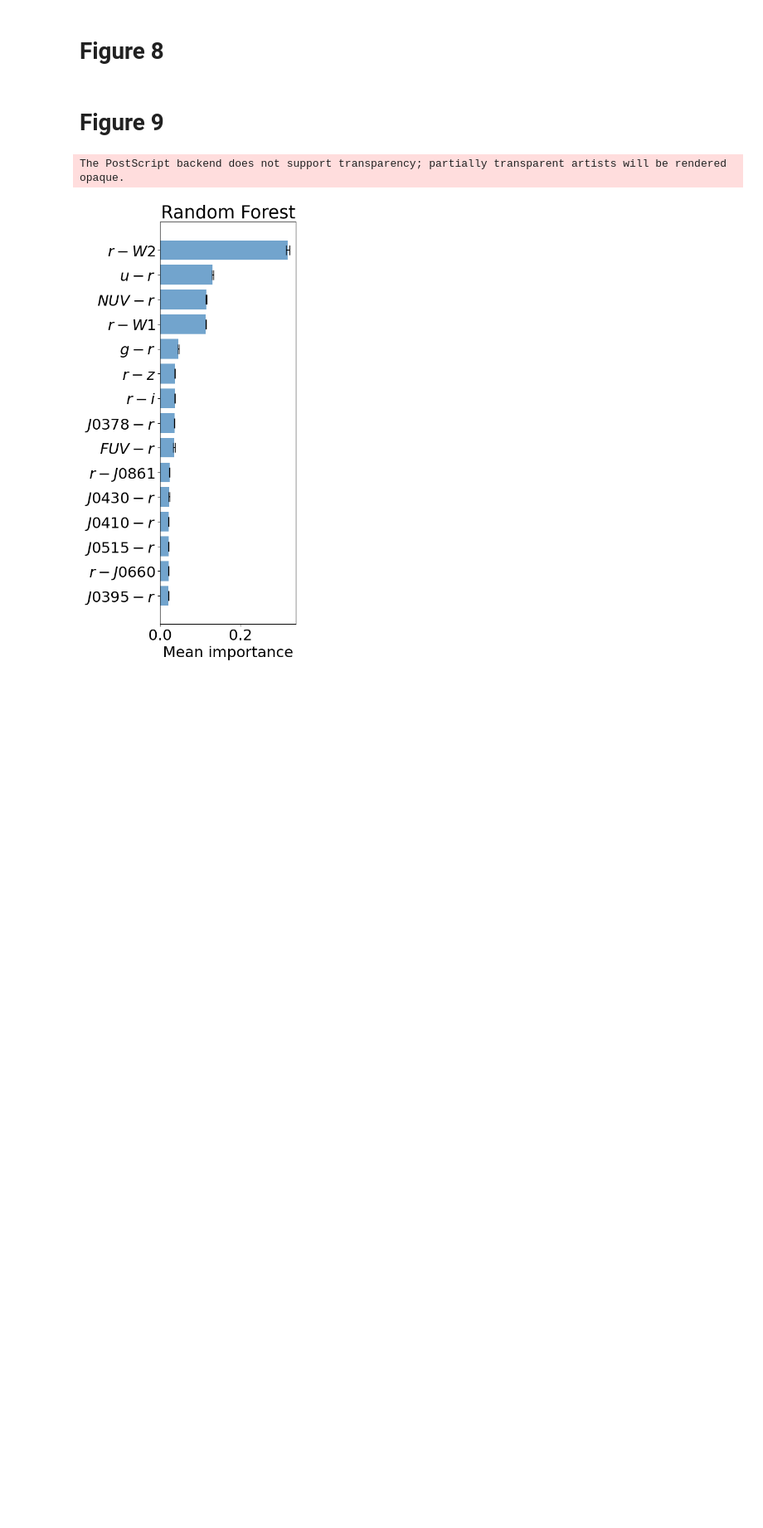
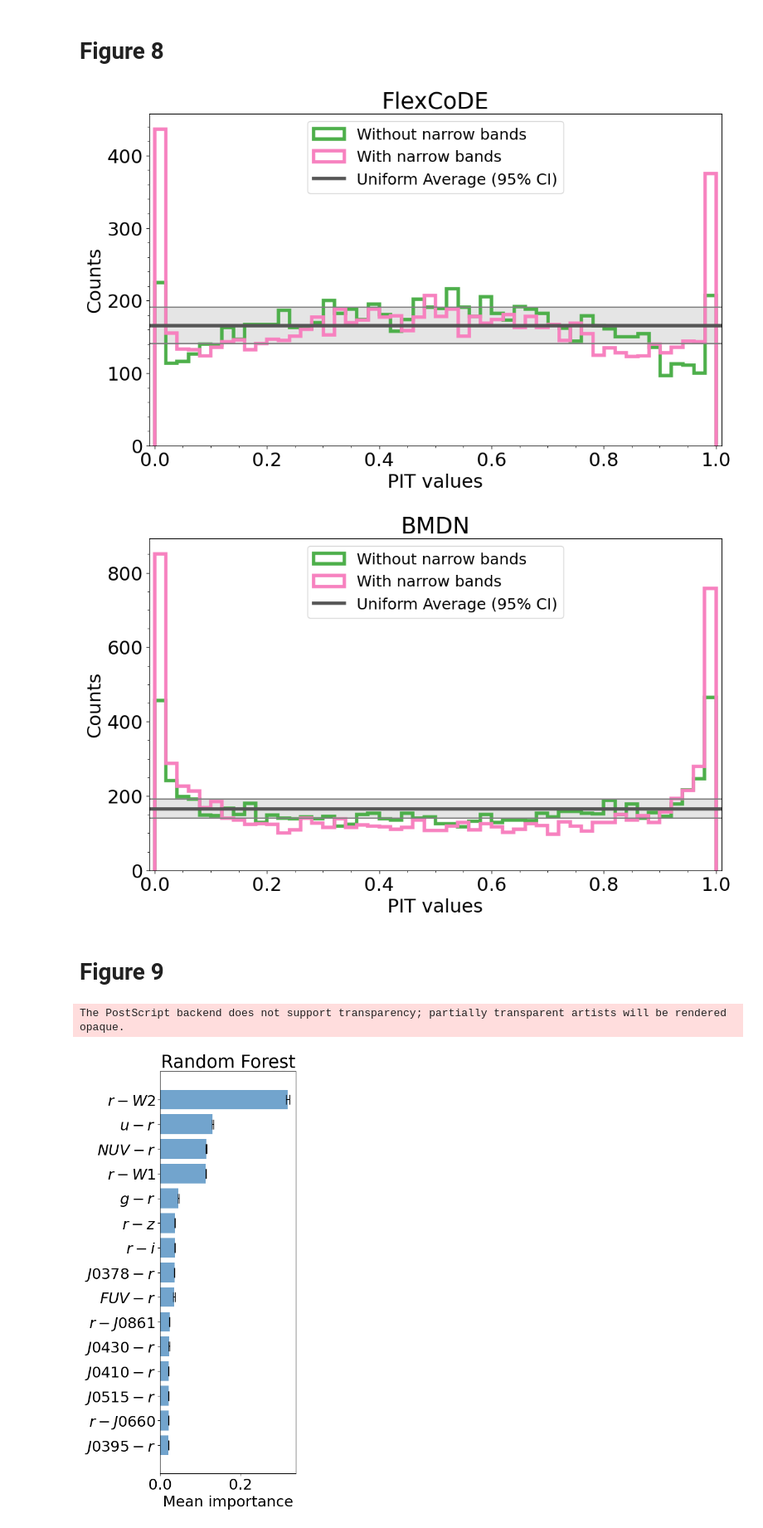
Before and after one commit to marixko/qucats_paper, a Jupyter notebook: codes/notebooks/paper_plots.ipynb, the cells around one changed output. Shown at 83% size. Drawn from its saved outputs; the diff is of its cells as text; code cells hidden in the pictures; blank space fills up the shorter version.

```diff
--- a/codes/notebooks/paper_plots.ipynb
+++ b/codes/notebooks/paper_plots.ipynb
@@ -27,7 +27,4 @@ plt.rcParams['axes.prop_cycle'] = cycler('color', CB_color_cycle)
 # %%
 list_feat = ["broad", "broad+narrow", "broad+GALEX+WISE", "broad+GALEX+WISE+narrow"]
-color_feat = {}
-color_feat["broad"] = "#377eb8"
-color_feat["broad+narrow"] = "#ff7f00"
-color_feat["broad+GALEX+WISE"] = "#4daf4a"
-color_feat["broad+GALEX+WISE+narrow"] = "#f781bf"
+list_color = ["#377eb8", "#ff7f00", "#4daf4a", "#f781bf"]
+color_feat = dict(zip(list_feat, list_color))
@@ -82,12 +86,4 @@ The PostScript backend does not support transparency; partially transparent arti
 [figure]
 # %% [markdown]
 # Figures 6 and 7
-# %%
-from utils.plots import plot_PDFs
-
-plt.rcParams.update({'axes.titlesize': 16, 'axes.labelsize': 14, 'axes.grid': True, 'axes.formatter.use_mathtext': True,
-                     'xtick.labelsize': 14, 'xtick.minor.visible': True, 'xtick.minor.size': 2,
-                     'xtick.minor.width': 0.6, 'xtick.major.size': 3.5, 'xtick.major.width': 0.8, 'ytick.labelsize': 14,
-                     'ytick.minor.visible': True, 'ytick.minor.size': 2, 'ytick.minor.width': 0.6,
-                     'ytick.major.size': 3.5, 'ytick.major.width': 0.8, 'legend.fontsize': 14})
 # %%
@@ -262,3 +123,24 @@ plt.savefig(os.path.join(img_path, "pit_bmdn.png"))
+# %%
+from utils.plots import plot_with_uniform_band
+
+flex_models = {
+    'Without narrow bands': pd.read_csv(os.path.join(flex_path, 'pit_broad+GALEX+WISE.csv'))['x'],
+    'With narrow bands': pd.read_csv(os.path.join(flex_path, 'pit_broad+GALEX+WISE+narrow.csv'))['x']
+    }
+bmdn_models = {
+    'Without narrow bands': pd.read_csv(os.path.join(bmdn_path, 'crossval_model_dr4_BWG_700e', 'Results_DF.csv'))['PIT'],
+    'With narrow bands': pd.read_csv(os.path.join(bmdn_path, 'crossval_model_dr4_BNWG_700e', 'Results_DF.csv'))['PIT']
+}
+colors_dict = {
+    'Without narrow bands': color_feat["broad+GALEX+WISE"],
+    'With narrow bands': color_feat["broad+GALEX+WISE+narrow"]
+    }
+
+plot_with_uniform_band('FlexCoDE', flex_models, colors_dict, save=True)
+plot_with_uniform_band('BMDN', bmdn_models, colors_dict, save=True)
+# %% [output]
+[figure, added]
+[figure, added]
 # %% [markdown]
 # Figure 9
 # %%
```
Also changed, not shown: parts of 17 cells of this notebook, 7 other files.
